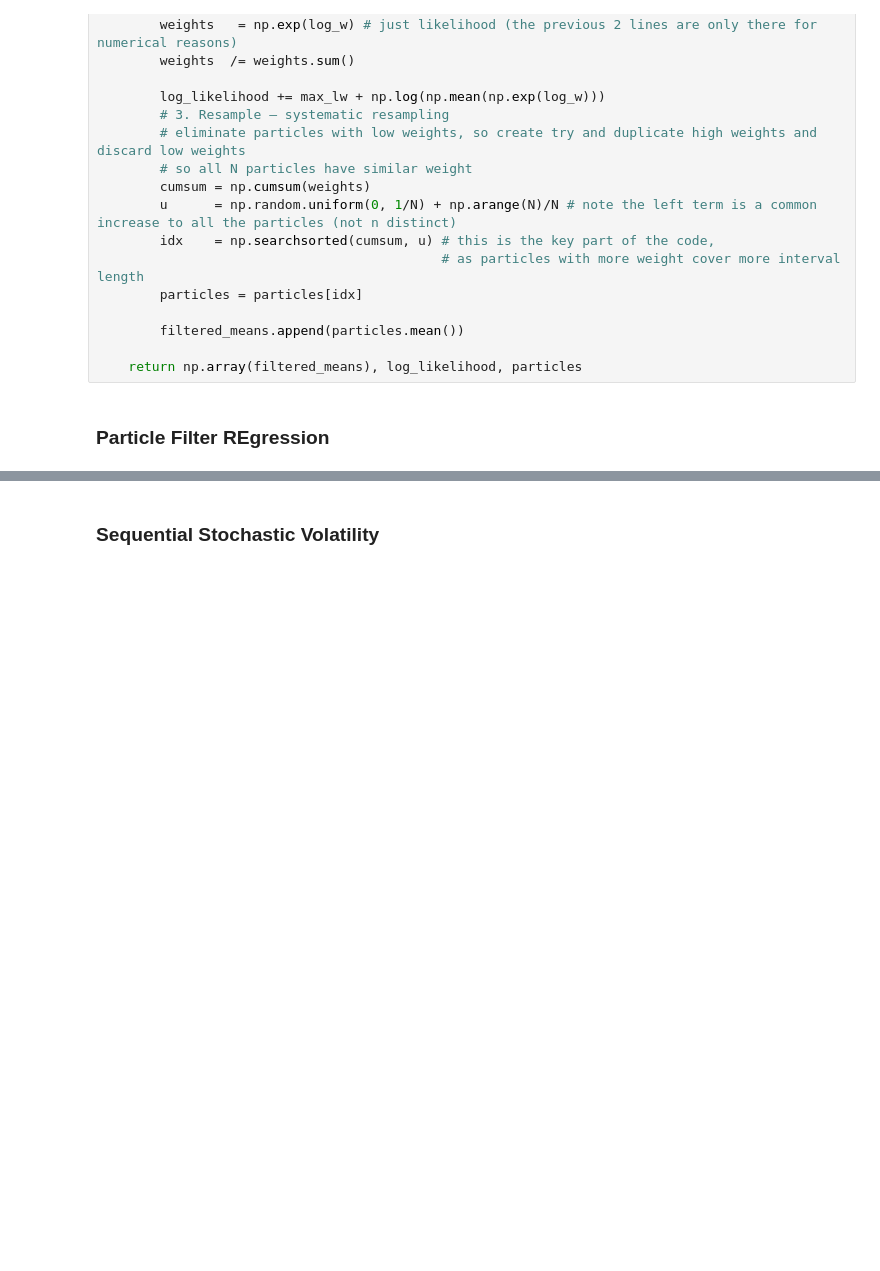
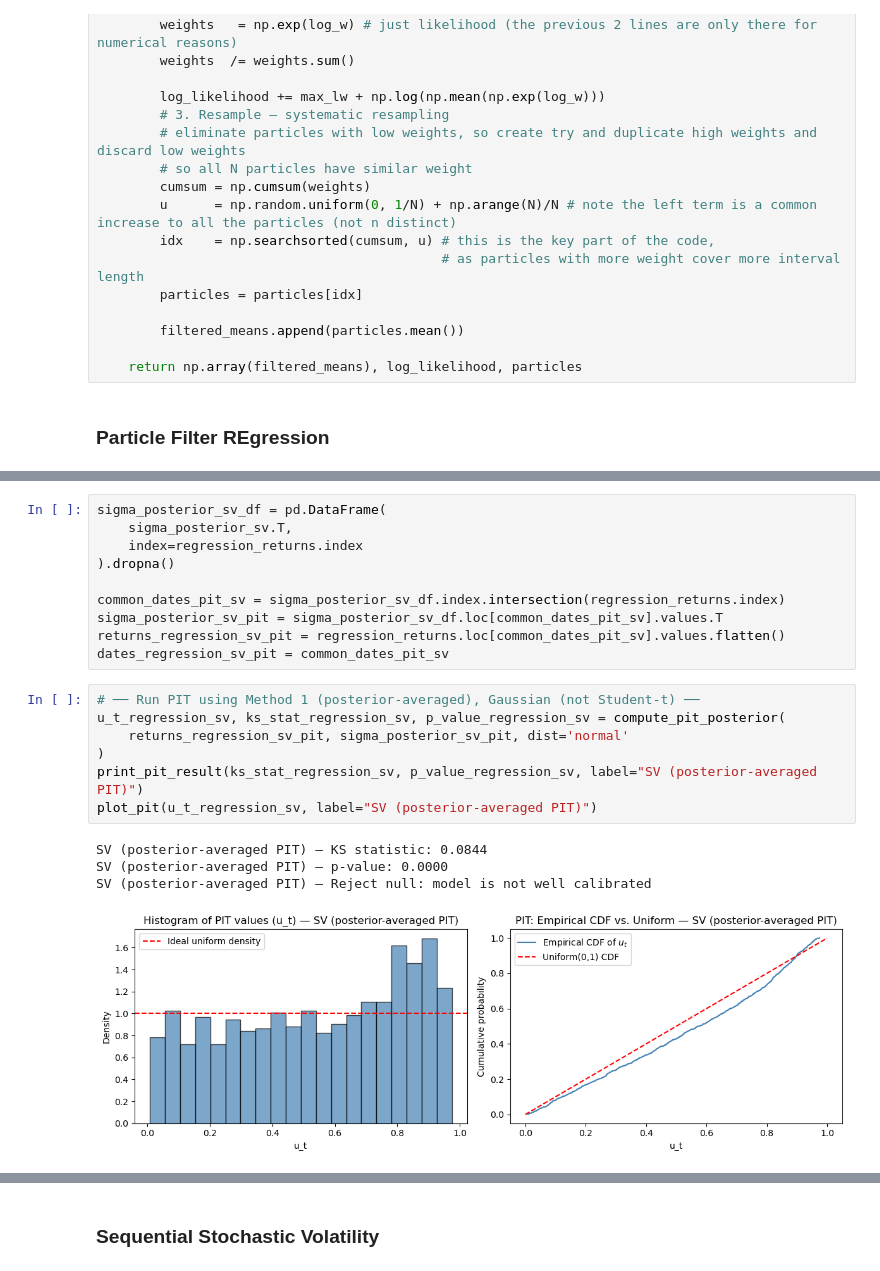
Before and after one commit to aditbasu1324/Volatility-Modelling-Through-Bayesian-Methods, a Jupyter notebook: Bayesian II-Copy3.ipynb, the cells around one changed output, grey strips where cells are left out. Cells and saved outputs as stored; diff of their text form; blank space fills up the shorter version.

```diff
--- a/Bayesian II-Copy3.ipynb
+++ b/Bayesian II-Copy3.ipynb
@@ -2635,0 +2315,22 @@ Fitted nu: 63331869759898.6641
+# %%
+sigma_posterior_sv_df = pd.DataFrame(
+    sigma_posterior_sv.T,
+    index=regression_returns.index
+).dropna()
+
+common_dates_pit_sv = sigma_posterior_sv_df.index.intersection(regression_returns.index)
+sigma_posterior_sv_pit = sigma_posterior_sv_df.loc[common_dates_pit_sv].values.T
+returns_regression_sv_pit = regression_returns.loc[common_dates_pit_sv].values.flatten()
+dates_regression_sv_pit = common_dates_pit_sv
+# %%
+# ── Run PIT using Method 1 (posterior-averaged), Gaussian (not Student-t) ──
+u_t_regression_sv, ks_stat_regression_sv, p_value_regression_sv = compute_pit_posterior(
+    returns_regression_sv_pit, sigma_posterior_sv_pit, dist='normal'
+)
+print_pit_result(ks_stat_regression_sv, p_value_regression_sv, label="SV (posterior-averaged PIT)")
+plot_pit(u_t_regression_sv, label="SV (posterior-averaged PIT)")
+# %% [output]
+SV (posterior-averaged PIT) — KS statistic: 0.0844
+SV (posterior-averaged PIT) — p-value: 0.0000
+SV (posterior-averaged PIT) — Reject null: model is not well calibrated
+[figure, added]
```
Also changed, not shown: parts of 67 cells of this notebook, 5 other files.
